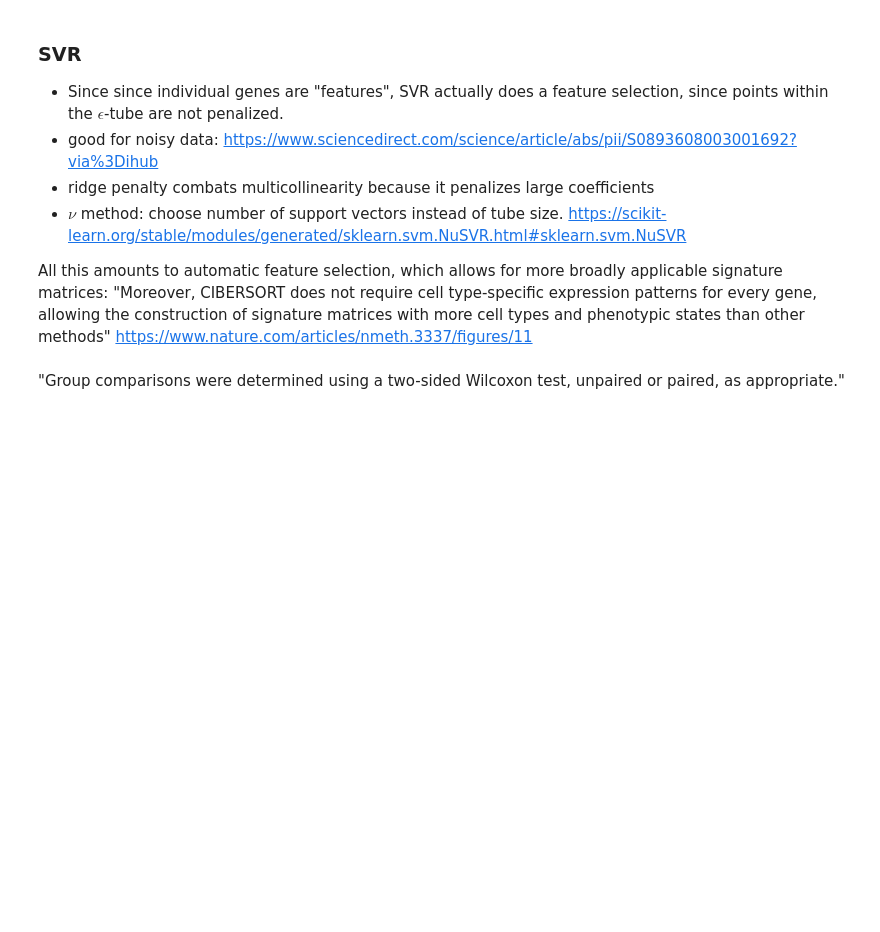
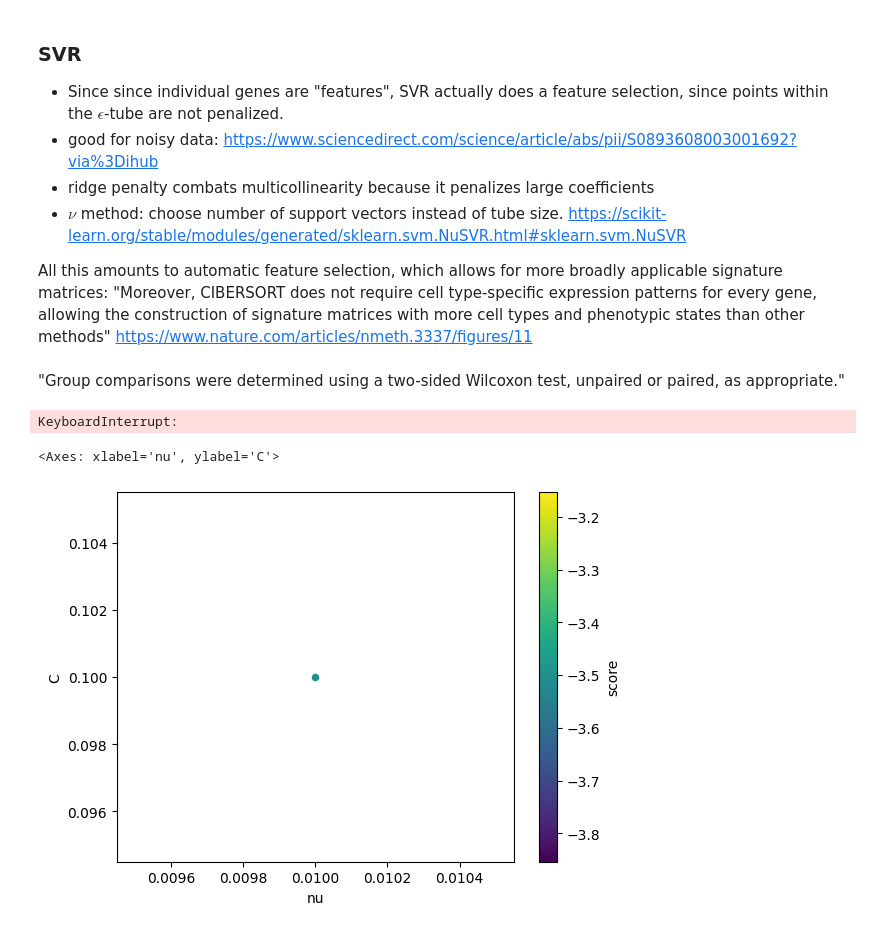
Before and after one commit to cyniphile/cell-type-deconvolution, a Jupyter notebook: Analysis.ipynb, the cells around one changed output. Drawn from its saved outputs; the diff is of its cells as text; code cells hidden in the pictures; blank space fills up the shorter version.

```diff
--- a/Analysis.ipynb
+++ b/Analysis.ipynb
@@ -234,13 +233,3 @@ Mean pvalue      0.087117
 dtype: float64
 [figure]
 [figure]
-# %%
-# for nu in range(.1, 1, 10):
-#     for C in np.logspace(-1, 2, 10)
-#         svr_model = NuSVR(nu=nu, C=C, kernel='linear')
-#         svr_model.fit(signature_matrix_common, cell_mixes_common)
-
-nu = .4
-C = 1
-svr_model = NuSVR(nu=nu, C=C, kernel='linear')
-svr_model.fit(signature_matrix_common, cell_mixes_common)
@@ -272,3 +255,27 @@ All this amounts to automatic feature selection, which allows for more broadly a
 https://www.nature.com/articles/nmeth.3337/figures/11
 # %% [markdown]
 "Group comparisons were determined using a two-sided Wilcoxon test, unpaired or paired, as appropriate."
+# %%
+data = []
+for nu in np.linspace(.01, 1, 5):
+    for C in np.logspace(-1, 2, 5):
+        row = {}
+        # TODO: may want to center data? Otherwise need to set max_iter to a
+        # very large number because default is unlimited and convergence too slowly
+        svr_model = MultiOutputRegressor(NuSVR(nu=nu, C=C, kernel='linear', max_iter=1_000_000_000), n_jobs=-1)
+        svr_model.fit(signature_matrix_common, cell_mixes_common)
+        score =  svr_model.score(signature_matrix_common, cell_mixes_common)
+        row['nu'] = nu
+        row['C'] = C
+        row['model'] = svr_model
+        row['score'] = score
+        data.append(row)
+
+models = pd.DataFrame(data).sort_values('score', ascending=False)
+# %% [output]
+KeyboardInterrupt:
+# %%
+models.plot.scatter(x='nu', y='C', c='score', colormap='viridis')
+# %% [output]
+<Axes: xlabel='nu', ylabel='C'>
+[figure, added]
```
Also changed, not shown: parts of 9 cells of this notebook, 2 other files.
